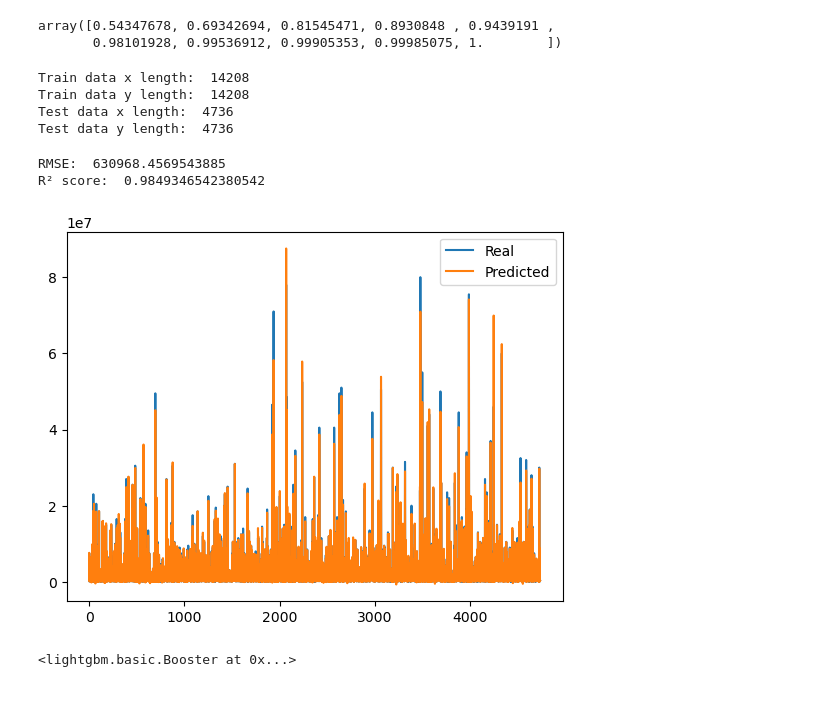
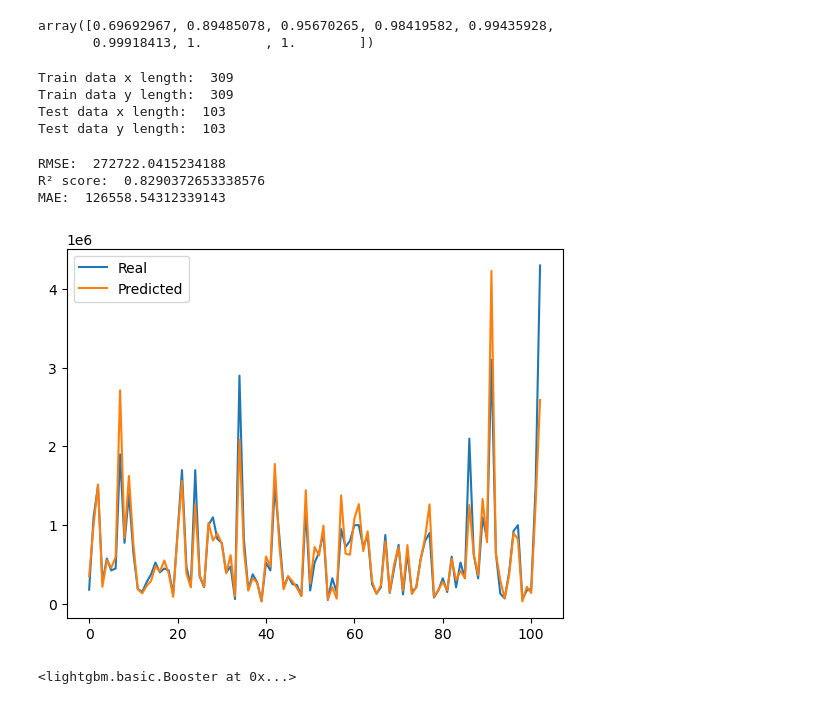
Before and after one commit to yter47/ExjobbKod, a Jupyter notebook: LightGBMNotebookTest-1.ipynb, the cells around one changed output. Saved outputs shown, nothing was run; the diff lists cells and outputs as text; code cells hidden in the pictures.

Commit message:
Lagt till PCA, logaritmerat data samt en del korrelation mellan de oberoende variablerna

```diff
--- a/LightGBMNotebookTest-1.ipynb
+++ b/LightGBMNotebookTest-1.ipynb
@@ -69,0 +58,5 @@ x_test = imputer.transform(testX.values)
+# %%
+#Metod för att skapa numeriska features
+def create_numeric_feature(input_df):
+    use_columns = df_columns
+    return input_df[use_columns].copy()
@@ -69,0 +78,7 @@ x_test = imputer.transform(testX.values)
+# %%
+data = to_feature(data1)
+# Check for NaN values
+print(data.isnull().sum())
+nans=pd.isnull(data).sum()
+nans[nans>0]
+data.head()
@@ -69,0 +125,3 @@ x_test = imputer.transform(testX.values)
+# %%
+data = data.drop(["nation_jersey_number", "defending_marking"], axis=1)
+data.dtypes.value_counts()
@@ -70,8 +159,8 @@ x_test = imputer.transform(testX.values)
 # %%
 pca = PCA(whiten=True)
-pca.fit(x_train)
+pca.fit(X_train)
 variance = pd.DataFrame(pca.explained_variance_ratio_)
 np.cumsum(pca.explained_variance_ratio_)
 # %% [output]
-array([0.54347678, 0.69342694, 0.81545471, 0.8930848 , 0.9439191 ,
-       0.98101928, 0.99536912, 0.99905353, 0.99985075, 1.        ])
+array([0.69692967, 0.89485078, 0.95670265, 0.98419582, 0.99435928,
+       0.99918413, 1.        , 1.        ])
@@ -82,19 +167,3 @@ dataPCA = pca.transform(x_train)
-# %%
-train_data = lgbm.Dataset(x_train, label=trainY.values.ravel())
-eval_data = lgbm.Dataset(x_test, label=testY.values.ravel(), reference=train_data)
-
-# Längden av x och y träningsdata
-print('Train data x length: ', len(train_data.data))
-print('Train data y length: ', len(train_data.label))
-
-# Längden av x och y test data
-print('Test data x length: ', len(eval_data.data))
-print('Test data y length: ', len(eval_data.label))
-# %% [output]
-Train data x length:  14208
-Train data y length:  14208
-Test data x length:  4736
-Test data y length:  4736
 # %%
 params = {
     'objective': 'rmse',
@@ -113,30 +182,48 @@ params = {
     'verbosity':-1
     }
 # %%
+train_data = lgbm.Dataset(X_train, label=y_train.values.ravel())
+eval_data = lgbm.Dataset(X_test, label=y_test.values.ravel(), reference=train_data)
+
+# Längden av x och y träningsdata
+print('Train data x length: ', len(train_data.data))
+print('Train data y length: ', len(train_data.label))
+
+# Längden av x och y test data
+print('Test data x length: ', len(eval_data.data))
+print('Test data y length: ', len(eval_data.label))
+
 if os.path.exists('lightGBM_model.txt'):
     loaded_model = lgbm.Booster(model_file='lightGBM_model.txt')
     model = lgbm.train(params, train_data, valid_sets=[eval_data], num_boost_round=500, init_model=loaded_model)
 else:
     model = lgbm.train(params, train_data, valid_sets=[eval_data], num_boost_round=500)
 
-y_pred_loaded = model.predict(x_test, num_iteration=model.best_iteration)
-rmse = np.sqrt(mean_squared_error(testY, y_pred_loaded))
+y_pred_loaded = model.predict(X_test, num_iteration=model.best_iteration)
+rmse = np.sqrt(mean_squared_error(y_test, y_pred_loaded))
 # R² score
-r2 = r2_score(testY, y_pred_loaded)
+r2 = r2_score(y_test, y_pred_loaded)
+mae = mean_absolute_error(y_test, y_pred_loaded)
 
 print('RMSE: ', rmse)
 print('R² score: ', r2)
+print('MAE: ', mae)
 
-plt.plot(testY.values.ravel(), label='Real')
+plt.plot(y_test.values.ravel(), label='Real')
 plt.plot(y_pred_loaded, label='Predicted')
 plt.legend()
 plt.show()
 
 # Spara den nya modellen
 model.save_model('lightGBM_model.txt')
 # %% [output]
-RMSE:  630968.4569543885
-R² score:  0.9849346542380542
+Train data x length:  309
+Train data y length:  309
+Test data x length:  103
+Test data y length:  103
+RMSE:  272722.0415234188
+R² score:  0.8290372653338576
+MAE:  126558.54312339143
-[figure, old version]
+[figure, new version]
-<lightgbm.basic.Booster at 0x...>
+<lightgbm.basic.Booster at 0x...>
 # %%
```
Also changed, not shown: parts of 15 cells of this notebook.
